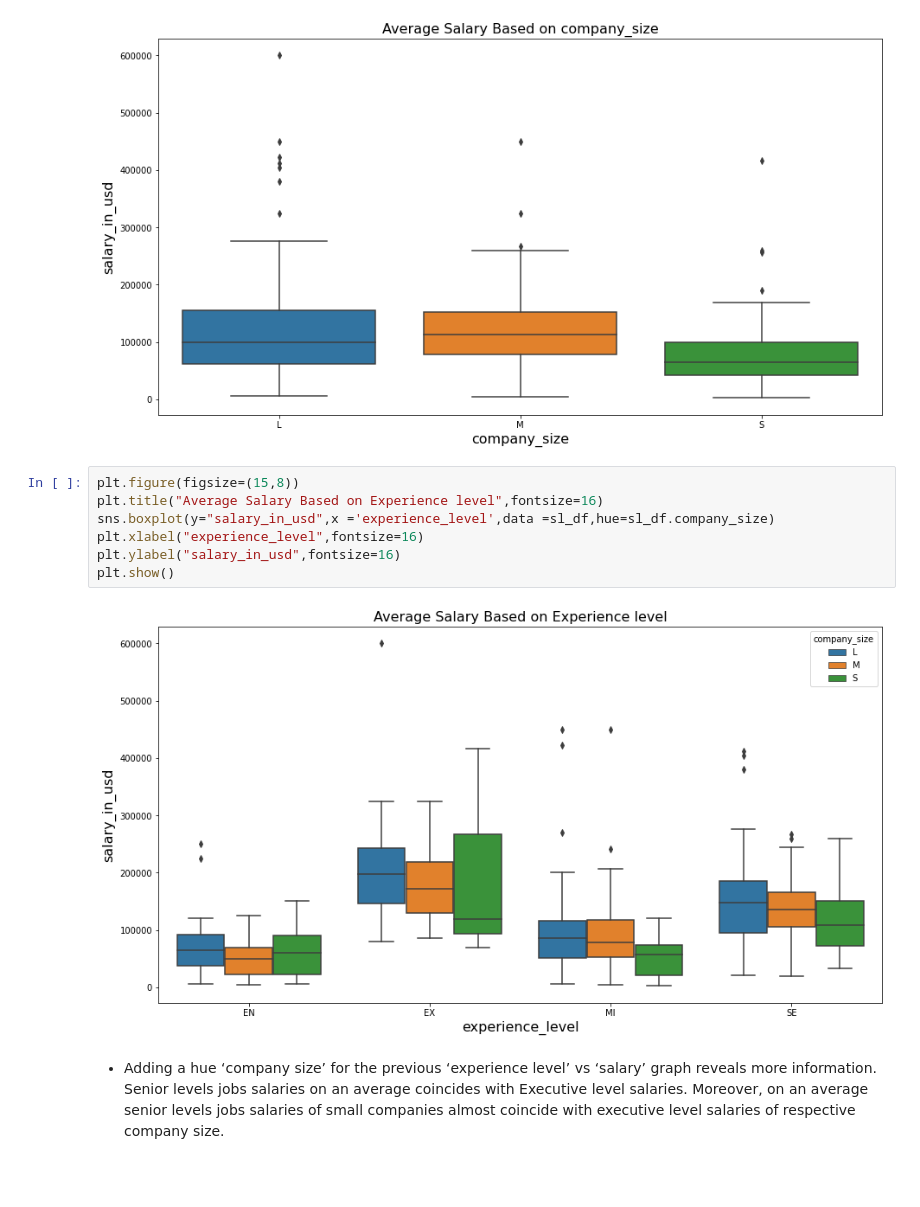
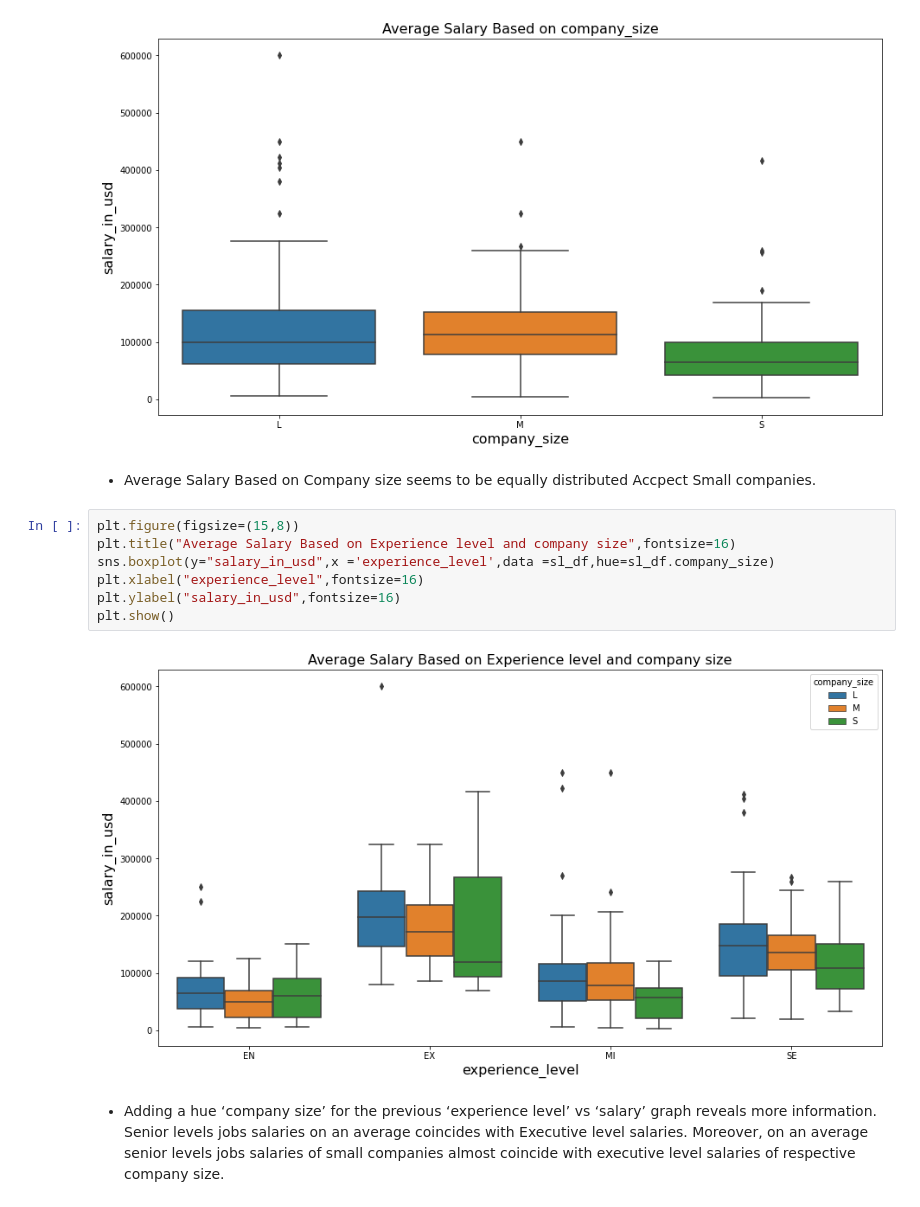
Before and after one commit to Navjotkhatri/Data-Scientist-Salary-Analysis, a Jupyter notebook: Data_Scientist_worldwide_Salary_Analysis.ipynb, the cells around one changed output. Cells and saved outputs as stored; diff of their text form; blank space fills up the shorter version.

```diff
--- a/Data_Scientist_worldwide_Salary_Analysis.ipynb
+++ b/Data_Scientist_worldwide_Salary_Analysis.ipynb
@@ -302,14 +305,16 @@ plt.ylabel("salary_in_usd",fontsize=16)
 plt.show()
 # %% [output]
 [figure]
+# %% [markdown]
+* Average Salary Based on Company size seems to be equally distributed Accpect Small companies.
 # %%
 plt.figure(figsize=(15,8))
-plt.title("Average Salary Based on Experience level",fontsize=16)
+plt.title("Average Salary Based on Experience level and company size",fontsize=16)
 sns.boxplot(y="salary_in_usd",x ='experience_level',data =sl_df,hue=sl_df.company_size)
 plt.xlabel("experience_level",fontsize=16)
 plt.ylabel("salary_in_usd",fontsize=16)
 plt.show()
 # %% [output]
-[figure, old version]
+[figure, new version]
 # %% [markdown]
 * Adding a hue ‘company size’ for the previous ‘experience level’ vs ‘salary’ graph reveals more information. Senior levels jobs salaries on an average coincides with Executive level salaries. Moreover, on an average senior levels jobs salaries of small companies almost coincide with executive level salaries of respective company size.
```
Also changed, not shown: parts of 39 cells of this notebook.
